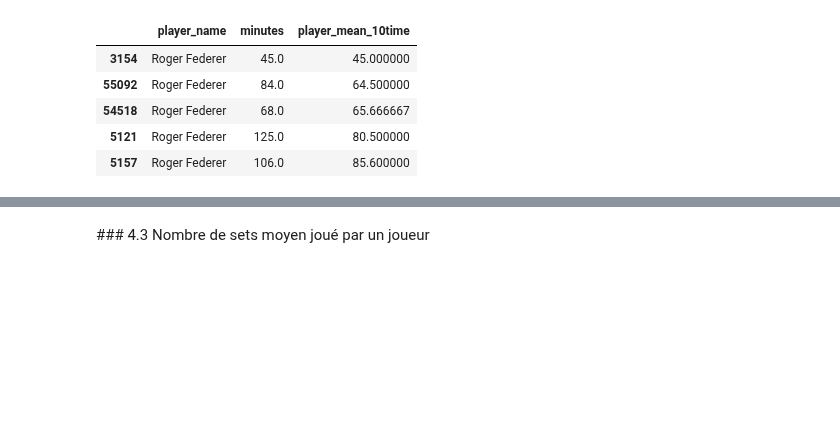
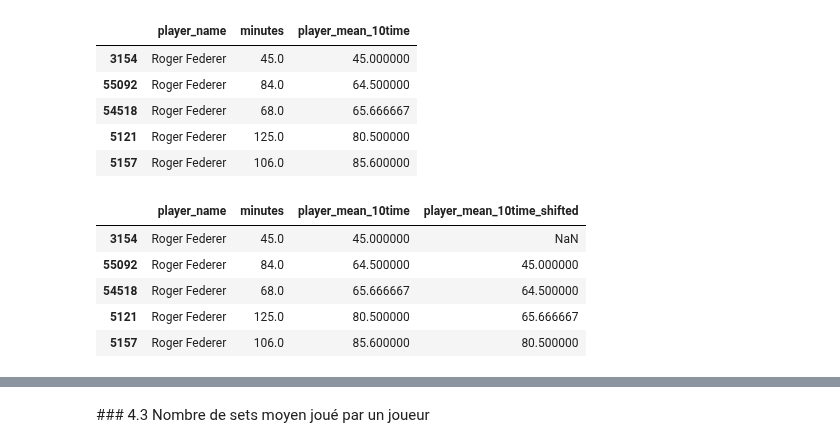
Before and after one commit to CesarRoaldes/tennis_match_time, a Jupyter notebook: Features engineering.ipynb, the cells around one changed output, grey strips where cells are left out. Cells and saved outputs as stored; diff of their text form; code cells hidden in the pictures; blank space fills up the shorter version.

Commit message:
Shifted rolling avg and drop duplicates

```diff
--- a/Features engineering.ipynb
+++ b/Features engineering.ipynb
@@ -59,3 +57,5 @@ PATH = '/home/steve/Documents/ENSAE/Projet_ML_Tennis/Data/tennis_atp/'
+# %%
+PATH = '/home/steve/Documents/ENSAE/Projet_ML_Tennis/Data/tennis_atp/'
 # %%
 data = pd.read_csv(PATH+'atp_matches_2010.csv')
 for annee in range(2000, 2020):
@@ -354,3 +356,18 @@ data[data['player_name']=='Roger Federer'][['player_name', 'minutes', 'player_me
 | 54518 | Roger Federer | 68.0 | 65.666667 |
 | 5121 | Roger Federer | 125.0 | 80.500000 |
 | 5157 | Roger Federer | 106.0 | 85.600000 |
+# %%
+data['player_mean_10time_shifted'] = data.sort_values(['player_name',
+                                                       'tourney_date',
+                                                       'match_num']).groupby('player_name')['player_mean_10time'].shift(1).values
+# %%
+data.sort_values(['player_name', 'tourney_date', 'match_num'], inplace=True)
+# %%
+data[data['player_name']=='Roger Federer'][['player_name', 'minutes', 'player_mean_10time', 'player_mean_10time_shifted']].head(5)
+# %% [output]
+|  | player_name | minutes | player_mean_10time | player_mean_10time_shifted |
+| 3154 | Roger Federer | 45.0 | 45.000000 | NaN |
+| 55092 | Roger Federer | 84.0 | 64.500000 | 45.000000 |
+| 54518 | Roger Federer | 68.0 | 65.666667 | 64.500000 |
+| 5121 | Roger Federer | 125.0 | 80.500000 | 65.666667 |
+| 5157 | Roger Federer | 106.0 | 85.600000 | 80.500000 |
```
Also changed, not shown: parts of 36 cells of this notebook.
